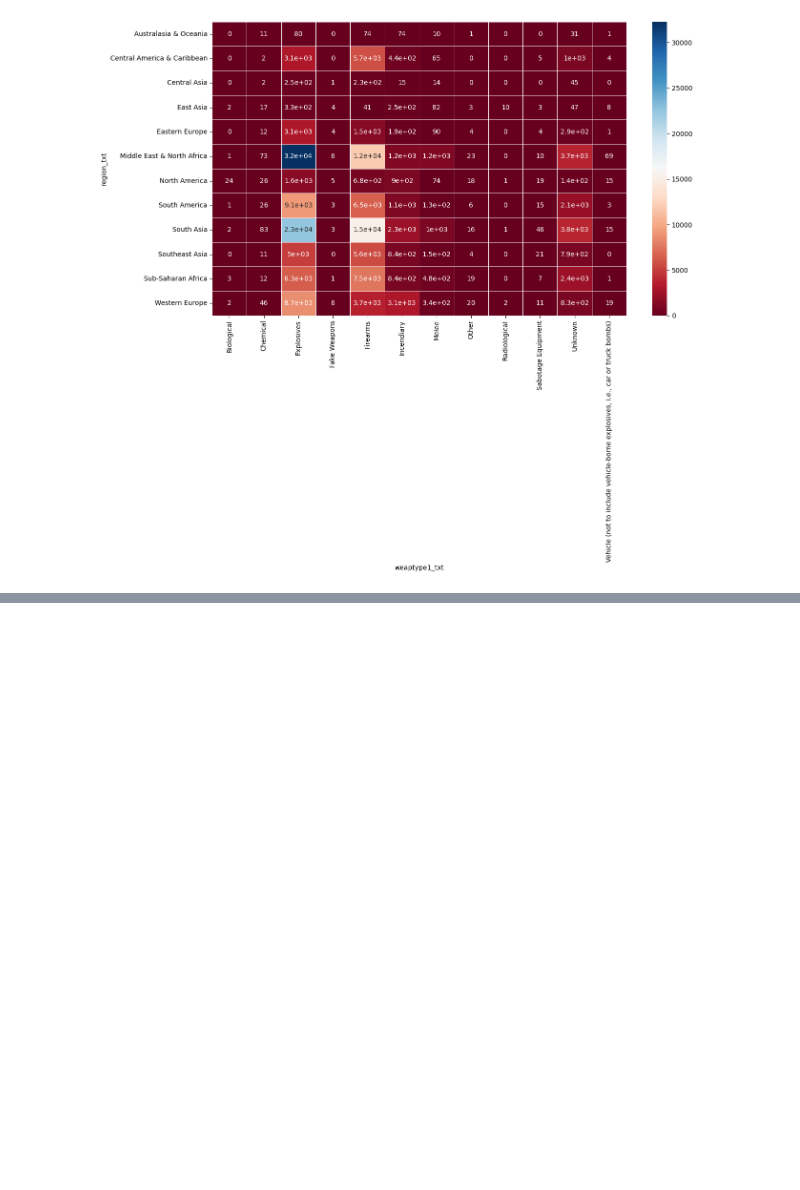
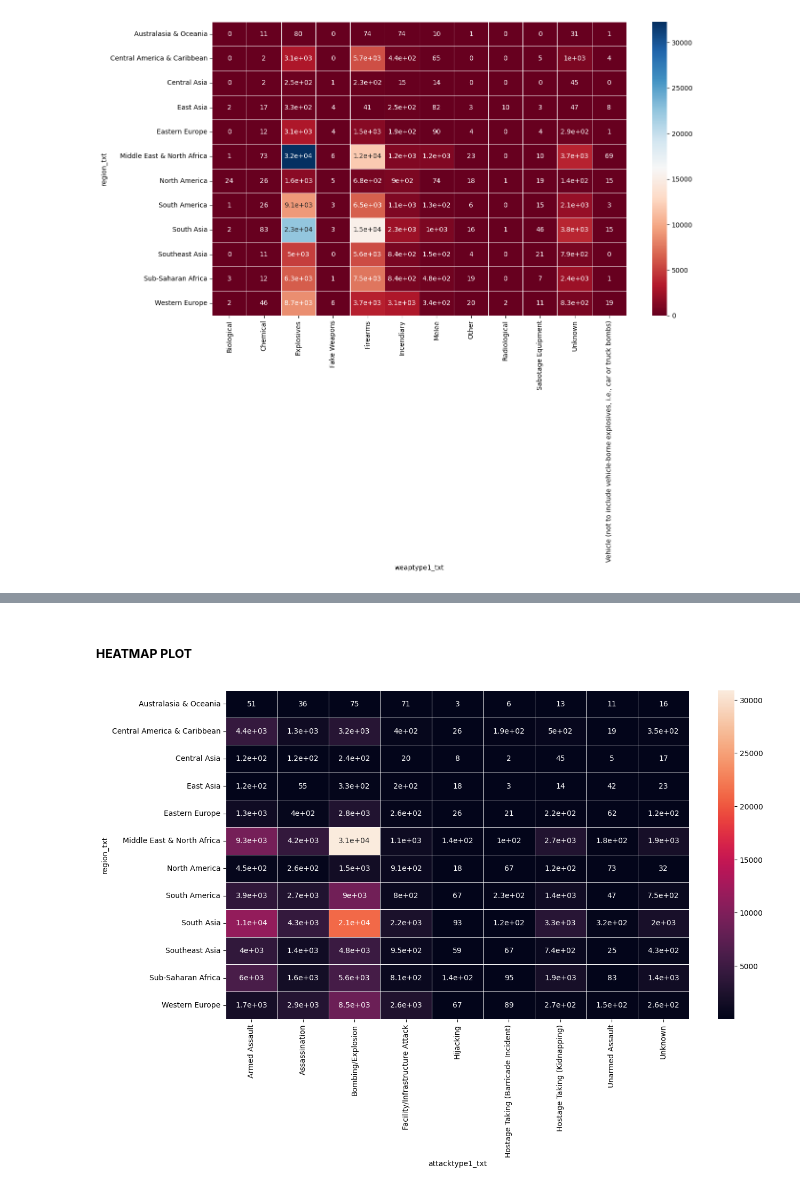
Before and after one commit to NEEL5252/Global-Data-Analysis, a Jupyter notebook: Analyzing_of_the_global_terrorism_dataset.ipynb, the cells around one changed output, grey strips where cells are left out. Saved outputs shown, nothing was run; the diff lists cells and outputs as text; code cells hidden in the pictures; blank space fills up the shorter version.

```diff
--- a/Analyzing_of_the_global_terrorism_dataset.ipynb
+++ b/Analyzing_of_the_global_terrorism_dataset.ipynb
@@ -708,0 +723,6 @@ plt.show()
+# %%
+# Grouping regions by attack types and their numbers
+regionAttack = globalTd.groupby('region_txt')['attacktype1_txt'].value_counts()
+# %%
+# Reseting index of columns
+regionAttack = pd.DataFrame(regionAttack).rename(columns={'attacktype1_txt': 'attack_number'}).reset_index()
@@ -708,0 +738,14 @@ plt.show()
+# %% [markdown]
+##### **HEATMAP PLOT**
+# %%
+# Now creating a data frame of above data from the regionAttack table
+plt.figure(figsize=(14,8))
+df = regionAttack.pivot(columns='attacktype1_txt', index='region_txt', values='attack_number')
+
+# Draw a heatmap plot
+sns.heatmap(df, annot=True, linewidth=0.5, linecolor='white')
+
+# Showing the plot
+plt.show()
+# %% [output]
+[figure, added]
```
Also changed, not shown: parts of 4 cells of this notebook.
